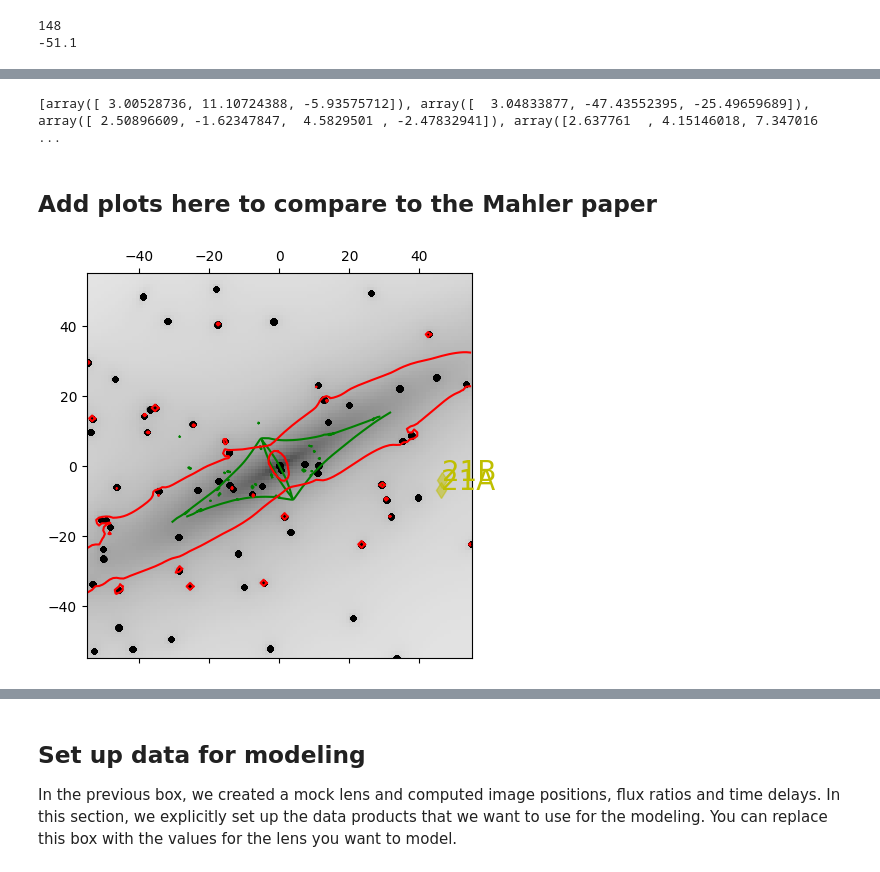
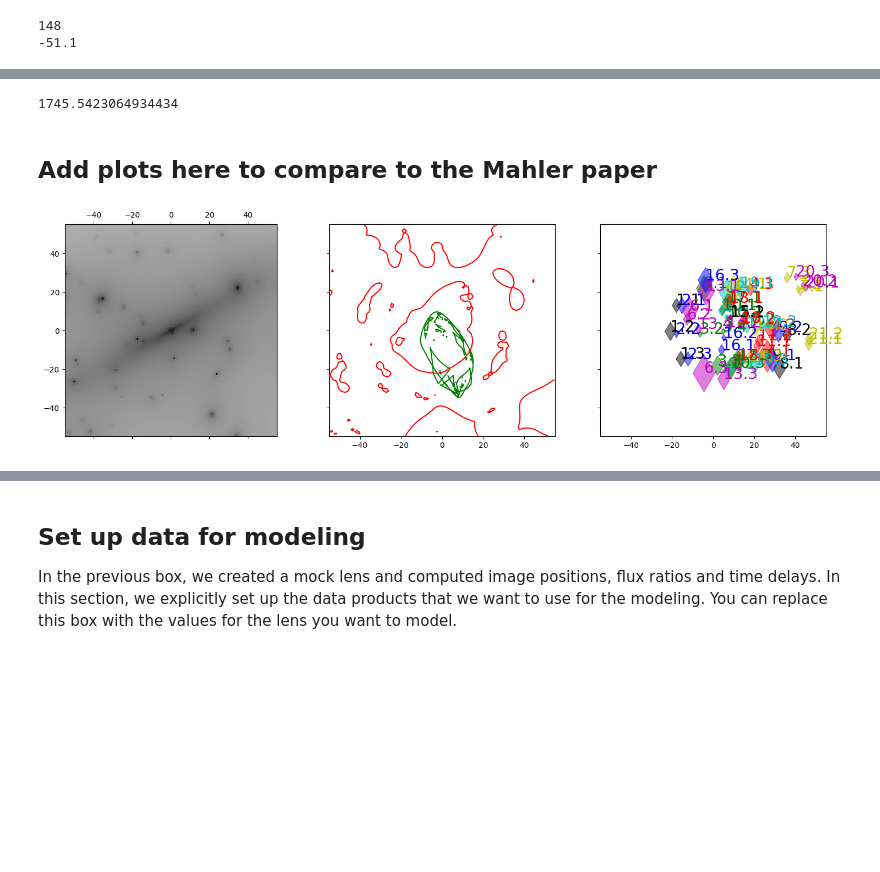
Before and after one commit to jocelyn-mcmahon-16/cluster_notebooks, a Jupyter notebook: modelling_of_catalogue_data_jm_clusters-02.ipynb, the cells around one changed output, grey strips where cells are left out. Saved outputs shown, nothing was run; the diff lists cells and outputs as text; code cells hidden in the pictures; blank space fills up the shorter version.

```diff
--- a/modelling_of_catalogue_data_jm_clusters-02.ipynb
+++ b/modelling_of_catalogue_data_jm_clusters-02.ipynb
@@ -61,8 +71,9 @@ def find_value_before_decimal(list, target_value):
             count += 1
     return count
 # %%
-# NEW, READING IN AND CONVERTING DATA - LENS PARAMETERS
+# READING IN AND CONVERTING DATA - LENS PARAMETERS
 
+# reading in the data, just a mess because the file is not normalized
 with open('input.par', 'r') as input:
     params = []
     for line in input:
@@ -111,7 +122,8 @@ with open('input.par', 'r') as input:
 input.close()
 
 input_data_frame = pd.DataFrame(params, columns=["Variable", "Value", "", "", "", "", "", "", "", ""])
-print(input_data_frame)
+for i in range(len(input_data_frame)):
+    print(input_data_frame.iloc[i])
 
 reference_point = [float(input_data_frame['Value'].iloc[9][1]), float(input_data_frame['Value'].iloc[9][2])]
 # [110.82675, -73.454628] for the Mahler paper
@@ -133,5 +148,7 @@ reference_point = [float(input_data_frame['Value'].iloc[9][1]), float(input_data
 # %%
 ## load in the new image data and convert to make it useable
+# this reads in the Mahler data on the multiple image systems. Each arc is then sorted, and the refernce ra and dec are recorded in arcsec.
+    # The image redshifts are input by hand as listed in the Mahler paper.
 
 #process for data in a .dat file with ' ' as delimiter
 with open('arcs.dat', 'r') as file:
@@ -159,8 +176,8 @@ for i in range(len(arcs_data_arcsec)):
     arcs_data_arcsec[i][2] = arcs_data_corr[i][2]*3600
 
 # print('reference point:', reference_point)
-# print('degrees from reference point:', arcs_data_corr)
-# print('arcsecs from reference point:', arcs_data_arcsec)
+# print('degrees from reference point: ', arcs_data_corr)
+# print('arcsecs from reference point: ', arcs_data_arcsec)
 
 ra_list = []
 dec_list = []
@@ -193,16 +210,13 @@ num_sources_data = len(sources_list)
 images_list = [i for i in images_list if i != 0]
 
 print(total_images)
+print(images_list)
 
 # z for the images from the Mahler paper
-z_sources_new = []
-# for i in range(len(arcs_data_arcsec)):
-#     z_sources_new.append(arcs_data_arcsec[i][6])
 z_sources_new = [1.449, 1.449, 1.449, 1.3779, 1.3779, 1.3779, 1.9914, 1.9914, 1.9914, 1.9914,
                  2.31, 2.31, 2.31, 1.425, 1.425, 1.425, 1.70, 1.70, 1.70, 5.17, 5.17, 5.17,
                  14.39, 14.39, 3.01, 3.01, 1.43, 1.43, 1.43, 1.73, 1.73, 1.73, 1.81, 1.81,
                  1.81, 3.34, 3.34, 3.34, 2.04, 2.04, 2.04, 1.09, 1.09, 2.12, 2.12, 2.12, 1.37,
-                 1.37, 1.37, 1.37, 1.37, 1.37, 2.60, 2.60, 2.60, 3.93, 3.93, 3.93, 2.88, 2.88
-                 ]
+                 1.37, 1.37, 1.37, 1.37, 1.37, 2.60, 2.60, 2.60, 3.93, 3.93, 3.93, 2.88, 2.88]
 # %% [output]
 60
@@ -797,10 +753,8 @@ for i in range(num_sources_data):
 
     t_days_temp = lensModel.arrival_time(x_imgs[i], y_imgs[i], kwargs_lens)
     t_days.append(t_days_temp)
-
-print(mag_infs)
 # %% [output]
-[array([ 3.00528736, 11.10724388, -5.93575712]), array([  3.04833877, -47.43552395, -25.49659689]), array([ 2.50896609, -1.62347847,  4.5829501 , -2.47832941]), array([2.637761  , 4.15146018, 7.347016 ...
+1745.5423064934434
 # %% [markdown]
 ## Add plots here to compare to the Mahler paper
 # %%
@@ -824,41 +778,68 @@ def plot_ellipse(x_cent, y_cent, width, height, angle, ax=None, **kwargs):
     y += y_cent
 
     plt.plot(x, y, **kwargs)
 
 # Create figure and axes
-f, ax = plt.subplots(1, 1, figsize=(5, 5), sharex=True, sharey=True)
+# f, ax = plt.subplots(1, 1, figsize=(5, 5), sharex=True, sharey=True)
+f, ax = plt.subplots(1, 3, figsize=(18, 5), sharex=True, sharey=True)
 
 # print(len(gal_data_arcsec))
 #Name_list = None # this line is the default, replace none with a list of strings (ex below) to have custom labels
 Name_list = [["A", "B", "C", "D", "E", "F", "G", "H", "I", "J", "K", "L", "M", "N", "O", "P", "Q", "R", "S", "T", "U", "V", "W", "X", "Y", "Z"], [".1", ".2", ".3", ".4", ".5", ".6", ".7", ".8", ".9", ".10"]] # if using a custom Name_list, insert:  name_list=Name_list[i]  into the list of parameters for plotting.
 num_Names = len(Name_list)
 # index is used to for labeling, default is None. If looping over multiple sources, insert:  index=i  into the list of parameters for plotting.
 color_list = ['k', 'b', 'g', 'r', 'c', 'm', 'y', 'k', 'b', 'g', 'r', 'c', 'm', 'y', 'k', 'b', 'g', 'r', 'c', 'm', 'y', 'k', 'b', 'g', 'r', 'c', 'm', 'y', 'k', 'b', 'g', 'r', 'c', 'm', 'y', 'k', 'b', 'g', 'r', 'c', 'm', 'y', 'k', 'b', 'g', 'r', 'c', 'm', 'y', 'k', 'b', 'g', 'r', 'c', 'm', 'y', 'k', 'b', 'g', 'r', 'c', 'm', 'y', 'k', 'b', 'g', 'r', 'c', 'm', 'y', 'k', 'b', 'g', 'r', 'c', 'm', 'y', 'k', 'b', 'g', 'r', 'c', 'm', 'y', 'k', 'b', 'g', 'r', 'c', 'm', 'y', 'k', 'b', 'g', 'r', 'c', 'm', 'y', 'k', 'b', 'g', 'r', 'c', 'm', 'y', 'k', 'b', 'g', 'r', 'c', 'm', 'y', 'k', 'b', 'g', 'r', 'c', 'm', 'y', 'k', 'b', 'g', 'r', 'c', 'm', 'y', 'k', 'b', 'g', 'r', 'c', 'm', 'y', 'k', 'b', 'g', 'r', 'c', 'm', 'y', 'k', 'b', 'g', 'r', 'c', 'm', 'y', 'k', 'b', 'g', 'r', 'c', 'm', 'y', 'k', 'b', 'g', 'r', 'c', 'm', 'y', 'k', 'b', 'g', 'r', 'c', 'm', 'y'] # should be at least as long as the number of sources
 
 
 # Define ellipse parameters
 gals = []
 for i in range(len(gal_data_arcsec)):                                                                                                                           # angle in degrees
     gals.append({"xy":(gal_data_arcsec['RA'].iloc[i], gal_data_arcsec['DEC'].iloc[i]), "width":gal_data_arcsec['a'].iloc[i], "height":gal_data_arcsec['b'].iloc[i], "angle":gal_data_arcsec['theta'].iloc[i]})
 
 # # Plot the lenses
-for i in range(len(gals)):
-    #print(gals[i]['xy'][0], gals[i]['xy'][1], gals[i]['width'], gals[i]['height'], gals[i]['angle'])
-    plot_ellipse(gals[i]['xy'][0], gals[i]['xy'][1], gals[i]['width'], gals[i]['height'], angle=gals[i]['angle'], ax=ax, color='k', marker='.')
+# for i in range(len(gals)):
+#     #print(gals[i]['xy'][0], gals[i]['xy'][1], gals[i]['width'], gals[i]['height'], gals[i]['angle'])
+#     plot_ellipse(gals[i]['xy'][0], gals[i]['xy'][1], gals[i]['width'], gals[i]['height'], angle=gals[i]['angle'], ax=ax, color='k', marker='.')
 
 
 # for i in range(num_sources_data):
+# lensModel.change_source_redshift(z_source=grouped_z_sources[20][0])
+# lens_plot.lens_model_plot(ax, lensModel=lensModel, kwargs_lens=kwargs_lens, images_x=grouped_x_pos[20], images_y=grouped_y_pos[20],
+#                               mag_images=mag_finites[20], index=20, color_value=color_list[20], name_list=Name_list[0],  # [i] for multiple lists, [0] for first one, etc.
+#                               point_source=True, images_from_data=True, with_caustics=False, numPix=110, deltaPix=1.0, # this gives the correct scaling! guess it's just in relation to the input units
+#                               fontsize=5    # center_x=reference_point[0], center_y=reference_point[1], numPix=250, deltaPix=0.01,
+#                               )
+                            # with_convergence=False removes the lens masses
+                            # with_caustics=False removes the critical curve and caustic lines
+                            # images_from_data=True allows you to input lists of multiple image systems directly from data. If False, images_x and images_y must both = None
+#     # f.show()
+
+# for i in range(num_sources_data):
+#     if any(x < z_limit for x in grouped_z_sources[i]):
+#     else:
+#       print('%s was outside the z_limit' %(grouped_z_sources[i]))
+
 lensModel.change_source_redshift(z_source=grouped_z_sources[20][0])
-lens_plot.lens_model_plot(ax, lensModel=lensModel, kwargs_lens=kwargs_lens, images_x=grouped_x_pos[20], images_y=grouped_y_pos[20],
-                              mag_images=mag_finites[20], index=20, color_value=color_list[20], name_list=Name_list[0],  # [i] for multiple lists, [0] for first one, etc.
-                              point_source=True, images_from_data=True, with_caustics=True, numPix=110, deltaPix=1.0, # this gives the correct scaling! guess it's just in relation to the input units
-                              fontsize=5    # center_x=reference_point[0], center_y=reference_point[1], numPix=250, deltaPix=0.01,
-                              )
-    # f.show()
+lens_plot.lens_model_plot(ax[0], lensModel=lensModel, kwargs_lens=kwargs_lens, images_x=None, images_y=None,
+                              mag_images=None, index=20, color_value=color_list[20], name_list=Name_list[0], point_source=True,
+                              images_from_data=False, with_caustics=False, numPix=110, deltaPix=1.0, with_convergence=True,
+                              fontsize=5
+                            )
 
+lens_plot.lens_model_plot(ax[1], lensModel=lensModel, kwargs_lens=kwargs_lens, images_x=None, images_y=None,
+                              mag_images=None, index=20, color_value=color_list[20], name_list=Name_list[0], point_source=True,
+                              images_from_data=False, with_caustics=True, numPix=110, deltaPix=1.0, with_convergence=False,
+                              fontsize=5
+                            )
+for i in range(num_sources_data):
+        lens_plot.lens_model_plot(ax[2], lensModel=lensModel, kwargs_lens=kwargs_lens, images_x=grouped_x_pos[i], images_y=grouped_y_pos[i],
+                              mag_images=None, index=i, color_value=color_list[i], name_list=Name_list[1], point_source=True,
+                              images_from_data=True, with_caustics=False, numPix=110, deltaPix=1.0, with_convergence=False,
+                              fontsize=5
+                            )
 # Show the plot
 plt.show()
 
 # kappa = lens.kappa(x_grid_rot, y_grid_rot, kwargs_lens)
 # %% [output]
-[figure, old version]
+[figure, new version]
```
Also changed, not shown: parts of 27 cells of this notebook.
